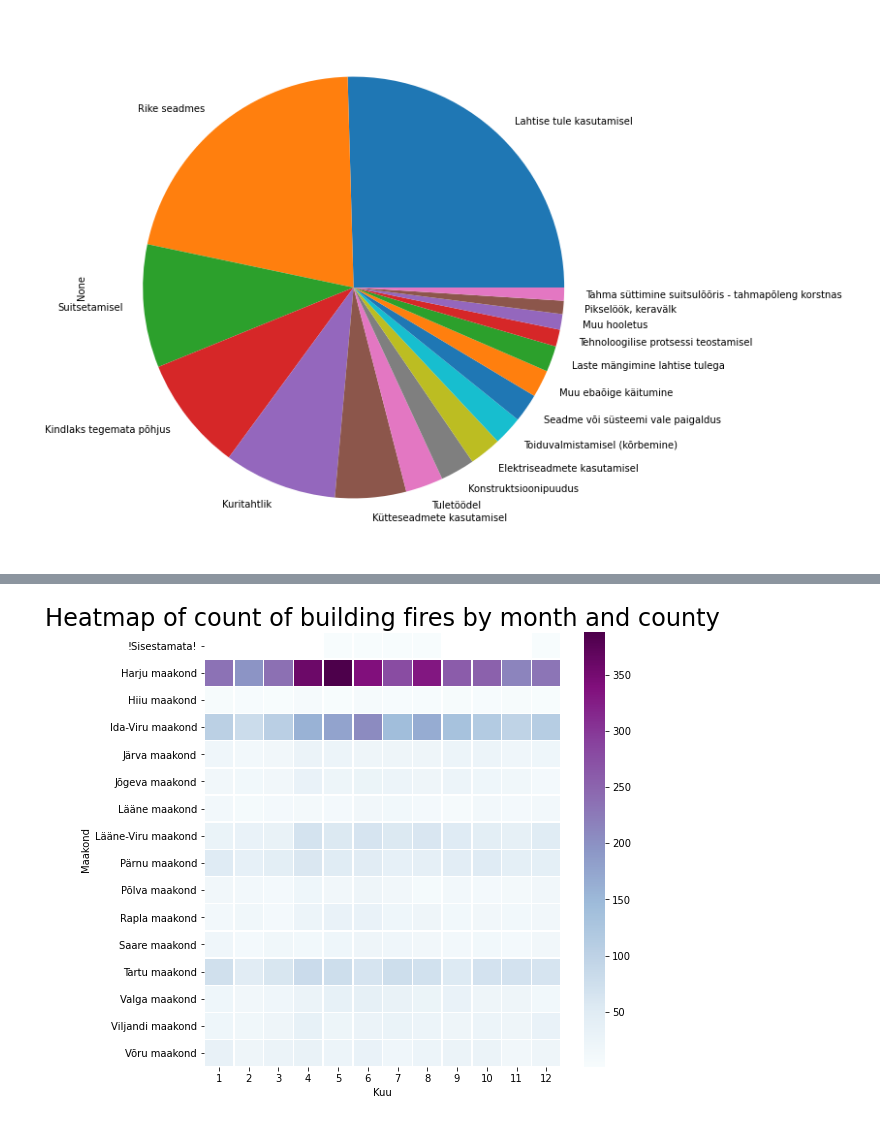
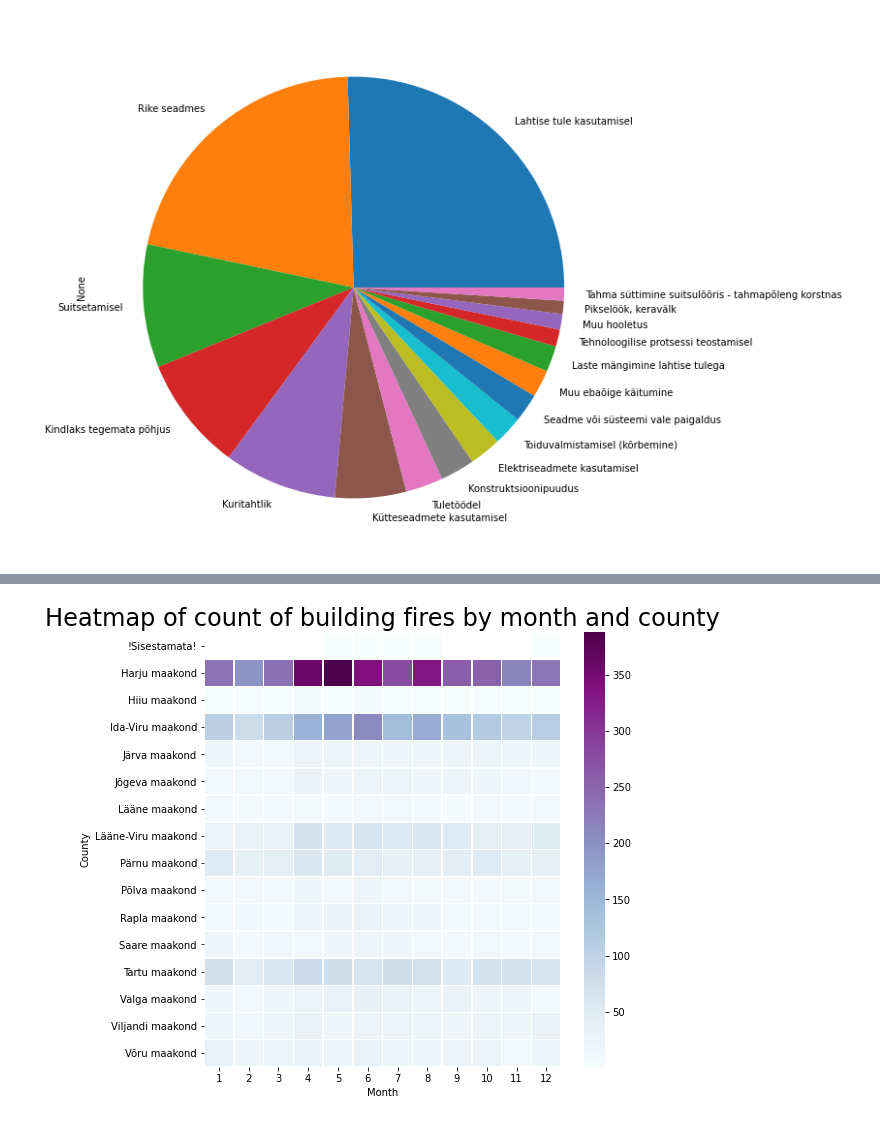
Before and after one commit to KatiIlus/IDC_Project_Fires_in_Estonia, a Jupyter notebook: Plotting.ipynb, the cells around one changed output, grey strips where cells are left out. Cells and saved outputs as stored; diff of their text form; code cells hidden in the pictures.

```diff
--- a/Plotting.ipynb
+++ b/Plotting.ipynb
@@ -194,8 +194,8 @@ def dataset_with_months_and_counties(data):
         for j in range(i[5]):
             array.append([i[0], i[4]])
     return array
-dataframe = pd.DataFrame((dataset_with_months_and_counties(data)), columns=['Maakond', 'Kuu'])
+dataframe = pd.DataFrame((dataset_with_months_and_counties(data)), columns=['County', 'Month'])
 #dataframe['Hoonetulekahjud'] = 0
 #np.c_[np.unique(data_df, return_counts=1)]
-dataframe['Hoonetulekahjud']=dataframe.groupby(by=['Maakond', 'Kuu'])['Maakond'].transform('count')
+dataframe['Hoonetulekahjud']=dataframe.groupby(by=['County', 'Month'])['County'].transform('count')
 dataframe = dataframe.drop_duplicates()
@@ -228,9 +216,10 @@ Hover to magify
 # %%
+import seaborn as sns
 #Pivot the Data to Heatmap Format
-flights = dataframe.pivot("Maakond", "Kuu", "Hoonetulekahjud")
+flights = dataframe.pivot("County", "Month", "Hoonetulekahjud")
 #Draw a Heatmap of Flight Counts by Month and Year
 f, ax = plt.subplots(figsize=(8, 8))
 sns.heatmap(flights, linewidths=.5, ax=ax, cmap="BuPu")
 ax.axes.set_title("Heatmap of count of building fires by month and county", fontsize=24, y=1.01);
 # %% [output]
-[figure, old version]
+[figure, new version]
```
Also changed, not shown: parts of 2 cells of this notebook, 2 other files.
